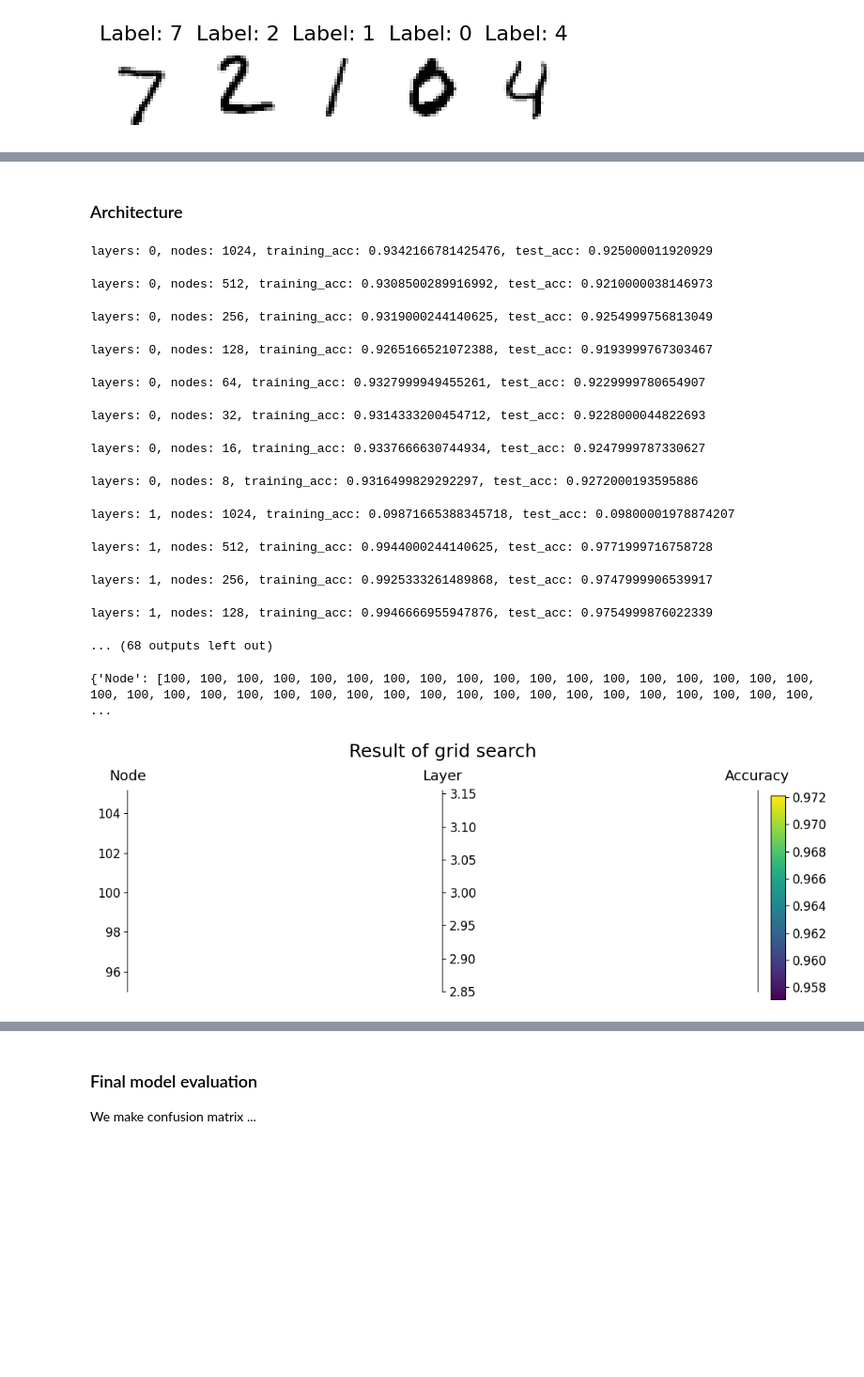
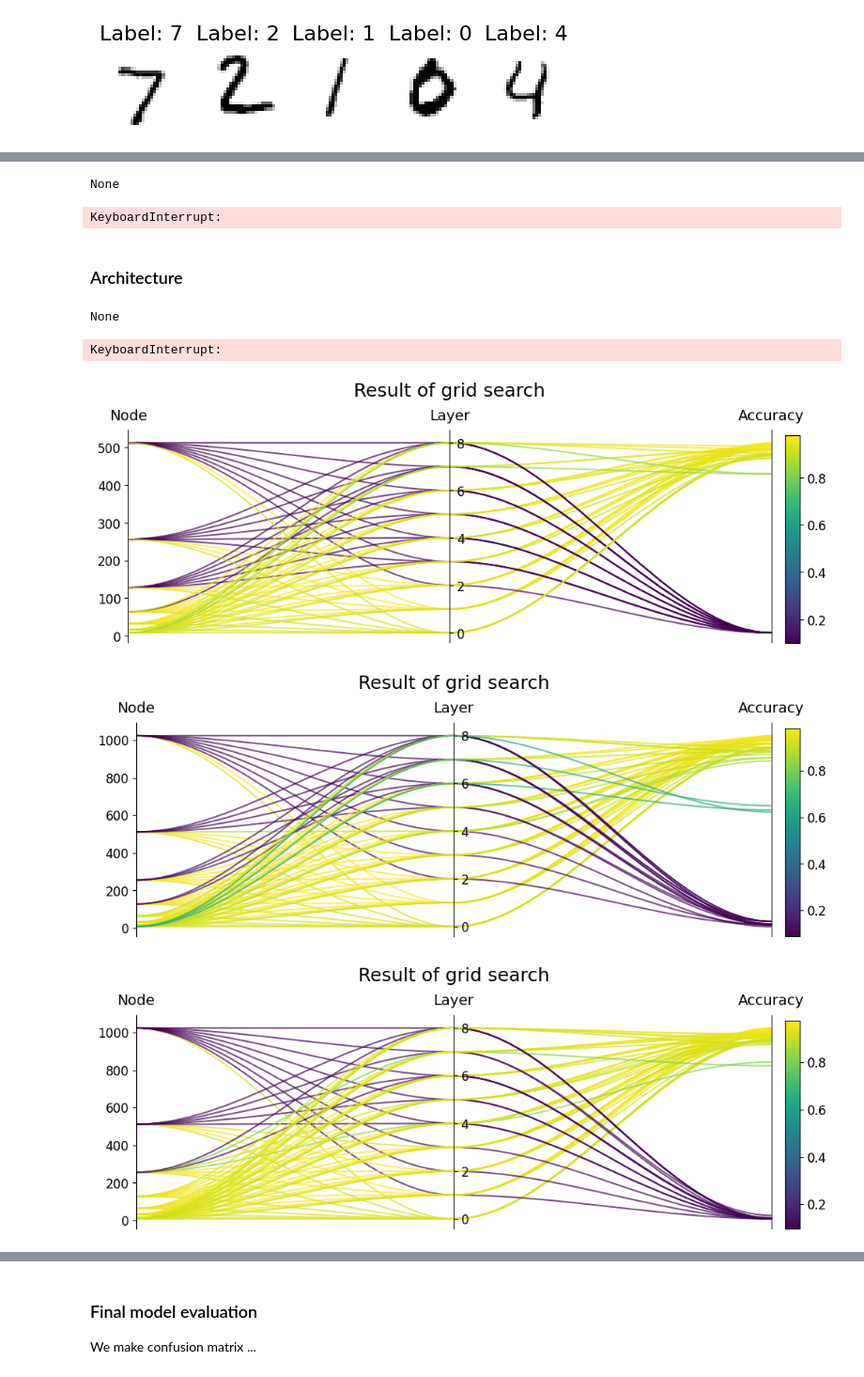
Before and after one commit to jonatanwins/Project3_FYS_STK4155, a Jupyter notebook: Runs/b_neural.ipynb, the cells around one changed output, grey strips where cells are left out. Shown at 94% size. Cells and saved outputs as stored; diff of their text form; code cells hidden in the pictures; blank space fills up the shorter version.

Commit message:
figur snekring

```diff
--- a/Runs/b_neural.ipynb
+++ b/Runs/b_neural.ipynb
@@ -148,3 +155,25 @@ test_func_and_name = (accuracy_func_method, "Accuracy")
+# %%
+epochs     = 10
+lr         = 0.01
+batch_size = 128
+lam = 0
+filepath = "Results/neural_28_sigmoidTEST.json"
+hidden_activation=nn.sigmoid
+
+hidden_layer_nums = [1]
+hidden_node_nums = [512] # 784 = size of input layer
+
+for layers in hidden_layer_nums:
+    for nodes in hidden_node_nums:
+
+        result = single_run(X_train, X_test, y_train, y_test,
+                        lr=lr, lam=lam, hidden_layer_num=layers, node_per_hidden=nodes, hidden_activation=hidden_activation,
+                        epochs=epochs, batch_size=batch_size,
+                        plot_or_not=False, result_filepath=filepath)
+        print(f"layers: {layers}, nodes: {nodes}, training_acc: {result['train_accuracy']}, test_acc: {result['test_accuracy']}")
+# %% [output]
+None
+KeyboardInterrupt:
 # %% [markdown]
 ### Architecture
 # %%
@@ -152,7 +181,7 @@ epochs     = 10
 lr         = 0.01
 batch_size = 128
 lam = 0
-filepath = "Results/neural_28_sigmoid.json"
+filepath = "Results/neural_28_sigmoidTEST.json"
 hidden_activation=nn.sigmoid
 
 hidden_layer_nums = [0, 1, 2, 3, 4, 5, 6, 7, 8]
@@ -168,42 +197,32 @@ for layers in hidden_layer_nums:
                         plot_or_not=False, result_filepath=filepath)
         print(f"layers: {layers}, nodes: {nodes}, training_acc: {result['train_accuracy']}, test_acc: {result['test_accuracy']}")
 # %% [output]
-layers: 0, nodes: 1024, training_acc: 0.9342166781425476, test_acc: 0.925000011920929
+None
-layers: 0, nodes: 512, training_acc: 0.9308500289916992, test_acc: 0.9210000038146973
+KeyboardInterrupt:
-layers: 0, nodes: 256, training_acc: 0.9319000244140625, test_acc: 0.9254999756813049
-layers: 0, nodes: 128, training_acc: 0.9265166521072388, test_acc: 0.9193999767303467
-layers: 0, nodes: 64, training_acc: 0.9327999949455261, test_acc: 0.9229999780654907
-layers: 0, nodes: 32, training_acc: 0.9314333200454712, test_acc: 0.9228000044822693
-layers: 0, nodes: 16, training_acc: 0.9337666630744934, test_acc: 0.9247999787330627
-layers: 0, nodes: 8, training_acc: 0.9316499829292297, test_acc: 0.9272000193595886
-layers: 1, nodes: 1024, training_acc: 0.09871665388345718, test_acc: 0.09800001978874207
-layers: 1, nodes: 512, training_acc: 0.9944000244140625, test_acc: 0.9771999716758728
-layers: 1, nodes: 256, training_acc: 0.9925333261489868, test_acc: 0.9747999906539917
-layers: 1, nodes: 128, training_acc: 0.9946666955947876, test_acc: 0.9754999876022339
-... (68 outputs left out)
 # %%
-run_list = load_run_from_file("Results/neural_28.json")
+def plot_NN_grid_from_file(filepath):
+
+    run_list = load_run_from_file(filepath)
 
 
-data = {
-    # "Epochs": [],
-    # "Batch size": [],
-    # "Learning rate": [],
-    # "Regularisation": [],
-    "Node": [],
-    "Layer": [],
-    "Accuracy": [],
-}
+    data = {
+        "Node": [],
+        "Layer": [],
+        "Accuracy": [],
+    }
 
-for run in run_list:
+    for run in run_list:
 
-    if run["test_accuracy"] >= 0:
+            data["Node"].append(run["node_per_hidden"])
+            data["Layer"].append(run["hidden_layer_num"])
+            data["Accuracy"].append(run["test_accuracy"])
 
-        data["Node"].append(run["node_per_hidden"])
-        data["Layer"].append(run["hidden_layer_num"])
-        data["Accuracy"].append(run["test_accuracy"])
+    plot_grid_search_result(data)
 
-plot_grid_search_result(data)
+plot_NN_grid_from_file("Results/neural_28_relu.json")
+plot_NN_grid_from_file("Results/neural_28_sigmoid.json")
+plot_NN_grid_from_file("Results/neural_28_tanh.json")
 # %% [output]
-{'Node': [100, 100, 100, 100, 100, 100, 100, 100, 100, 100, 100, 100, 100, 100, 100, 100, 100, 100, 100, 100, 100, 100, 100, 100, 100, 100, 100, 100, 100, 100, 100, 100, 100, 100, 100, 100, 100, 100,  ...
-[figure, old version]
+[figure, new version]
+[figure, added]
+[figure, added]
```
Also changed, not shown: parts of 5 cells of this notebook, 1 other file.
